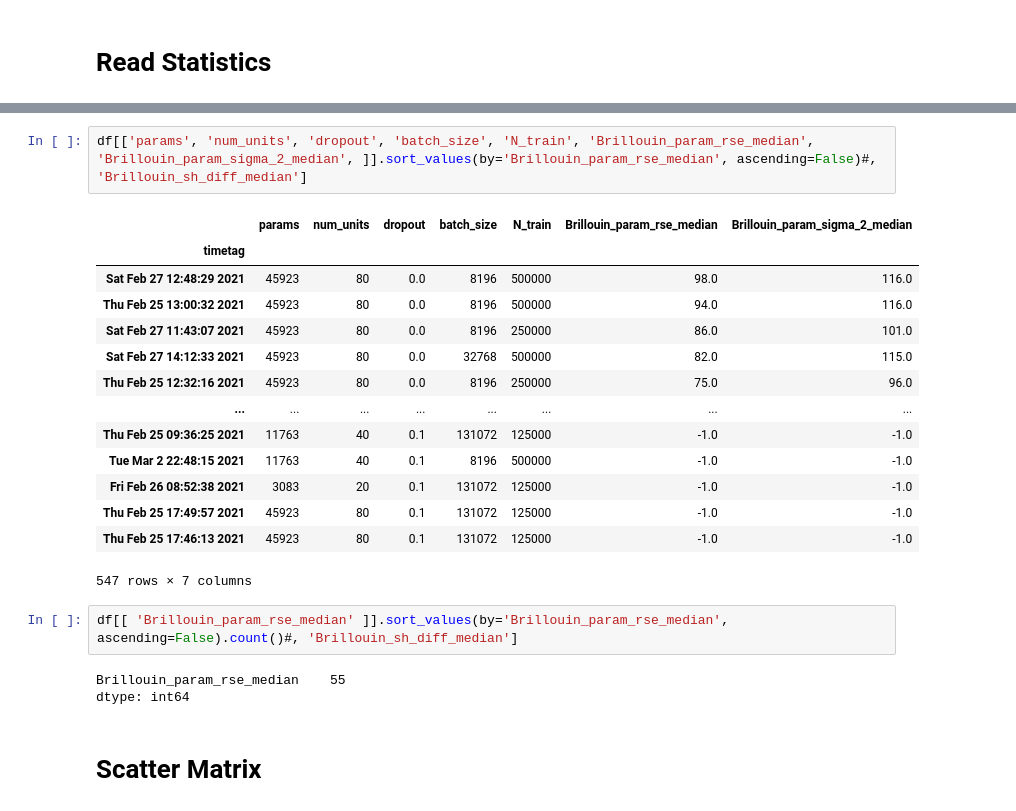
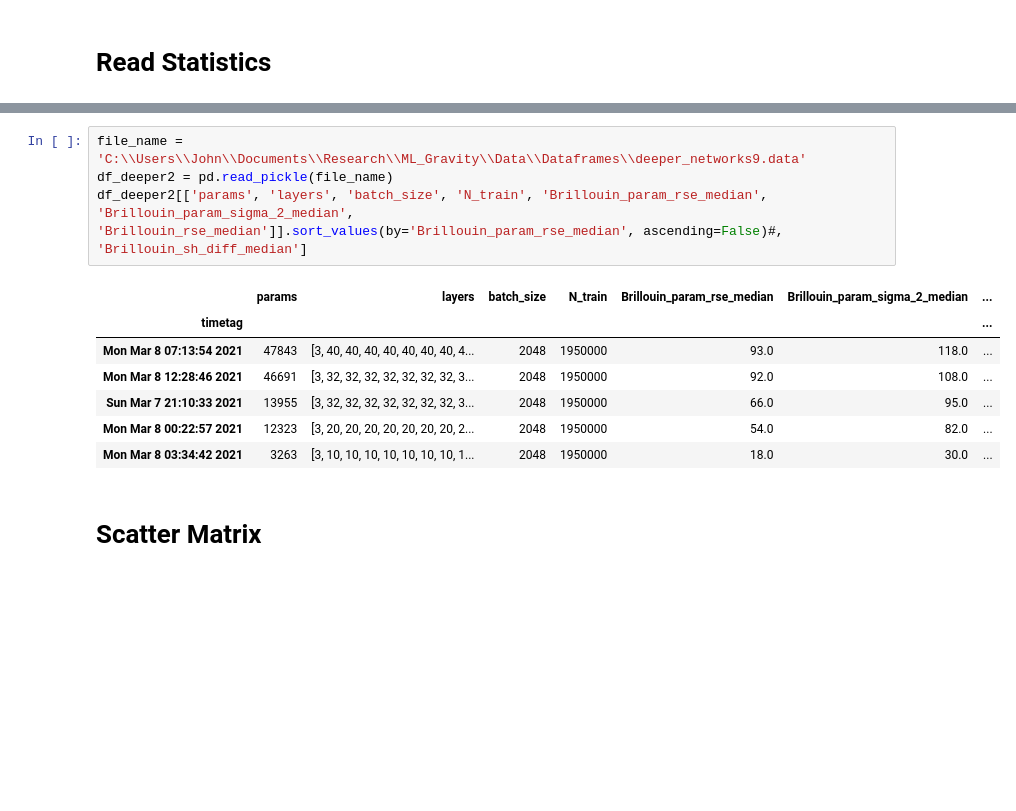
Before and after one commit to MartinAstro/GravNN, a Jupyter notebook: Scripts/Notebooks/open_stats.ipynb, the cells around one changed output, grey strips where cells are left out. Saved outputs shown, nothing was run; the diff lists cells and outputs as text; blank space fills up the shorter version.

```diff
--- a/Scripts/Notebooks/open_stats.ipynb
+++ b/Scripts/Notebooks/open_stats.ipynb
@@ -67,25 +119,15 @@ Index(['Brillouin_max_error', 'Brillouin_param_rse_mean',
 # %%
-df[['params', 'num_units', 'dropout', 'batch_size', 'N_train', 'Brillouin_param_rse_median', 'Brillouin_param_sigma_2_median', ]].sort_values(by='Brillouin_param_rse_median', ascending=False)#, 'Brillouin_sh_diff_median']
+file_name = 'C:\\Users\\John\\Documents\\Research\\ML_Gravity\\Data\\Dataframes\\deeper_networks9.data'
+df_deeper2 = pd.read_pickle(file_name)
+df_deeper2[['params', 'layers', 'batch_size', 'N_train', 'Brillouin_param_rse_median', 'Brillouin_param_sigma_2_median', 'Brillouin_rse_median']].sort_values(by='Brillouin_param_rse_median', ascending=False)#, 'Brillouin_sh_diff_median']
 # %% [output]
-|  | params | num_units | dropout | batch_size | N_train | Brillouin_param_rse_median | Brillouin_param_sigma_2_median |
-| timetag |  |  |  |  |  |  |  |
-| Sat Feb 27 12:48:29 2021 | 45923 | 80 | 0.0 | 8196 | 500000 | 98.0 | 116.0 |
-| Thu Feb 25 13:00:32 2021 | 45923 | 80 | 0.0 | 8196 | 500000 | 94.0 | 116.0 |
-| Sat Feb 27 11:43:07 2021 | 45923 | 80 | 0.0 | 8196 | 250000 | 86.0 | 101.0 |
-| Sat Feb 27 14:12:33 2021 | 45923 | 80 | 0.0 | 32768 | 500000 | 82.0 | 115.0 |
-| Thu Feb 25 12:32:16 2021 | 45923 | 80 | 0.0 | 8196 | 250000 | 75.0 | 96.0 |
-| ... | ... | ... | ... | ... | ... | ... | ... |
-| Thu Feb 25 09:36:25 2021 | 11763 | 40 | 0.1 | 131072 | 125000 | -1.0 | -1.0 |
-| Tue Mar 2 22:48:15 2021 | 11763 | 40 | 0.1 | 8196 | 500000 | -1.0 | -1.0 |
-| Fri Feb 26 08:52:38 2021 | 3083 | 20 | 0.1 | 131072 | 125000 | -1.0 | -1.0 |
-| Thu Feb 25 17:49:57 2021 | 45923 | 80 | 0.1 | 131072 | 125000 | -1.0 | -1.0 |
-| Thu Feb 25 17:46:13 2021 | 45923 | 80 | 0.1 | 131072 | 125000 | -1.0 | -1.0 |
+|  | params | layers | batch_size | N_train | Brillouin_param_rse_median | Brillouin_param_sigma_2_median | ... |
+| timetag |  |  |  |  |  |  | ... |
+| Mon Mar 8 07:13:54 2021 | 47843 | [3, 40, 40, 40, 40, 40, 40, 40, 4... | 2048 | 1950000 | 93.0 | 118.0 | ... |
+| Mon Mar 8 12:28:46 2021 | 46691 | [3, 32, 32, 32, 32, 32, 32, 32, 3... | 2048 | 1950000 | 92.0 | 108.0 | ... |
+| Sun Mar 7 21:10:33 2021 | 13955 | [3, 32, 32, 32, 32, 32, 32, 32, 3... | 2048 | 1950000 | 66.0 | 95.0 | ... |
+| Mon Mar 8 00:22:57 2021 | 12323 | [3, 20, 20, 20, 20, 20, 20, 20, 2... | 2048 | 1950000 | 54.0 | 82.0 | ... |
+| Mon Mar 8 03:34:42 2021 | 3263 | [3, 10, 10, 10, 10, 10, 10, 10, 1... | 2048 | 1950000 | 18.0 | 30.0 | ... |
-547 rows × 7 columns
-# %%
-df[[ 'Brillouin_param_rse_median' ]].sort_values(by='Brillouin_param_rse_median', ascending=False).count()#, 'Brillouin_sh_diff_median']
-# %% [output]
-Brillouin_param_rse_median    55
-dtype: int64
 # %% [markdown]
 # Scatter Matrix
 # %%
```
Also changed, not shown: parts of 8 cells of this notebook, 23 other files.
